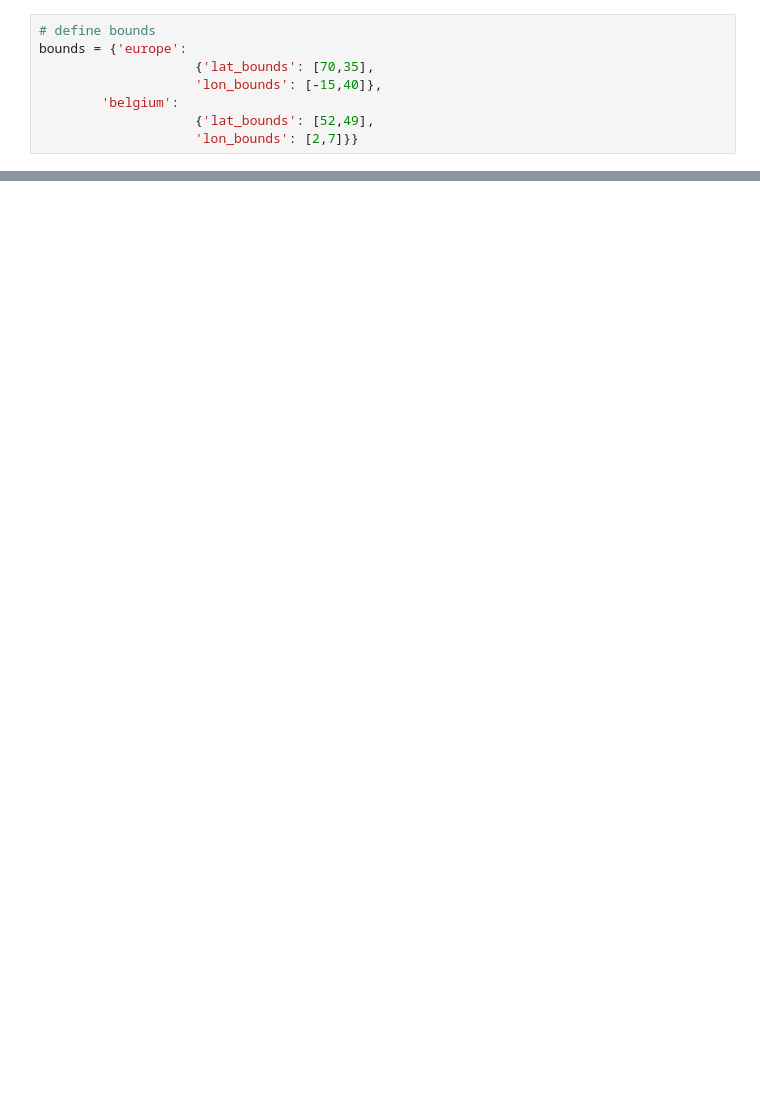
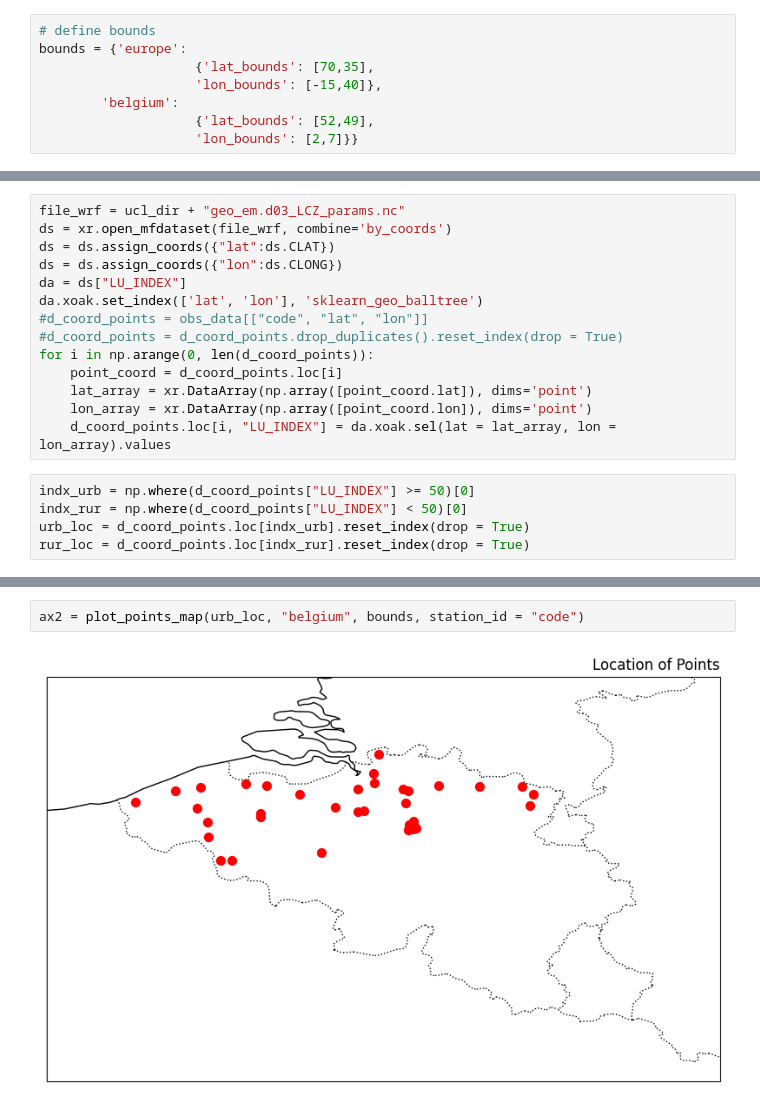
Before and after one commit to CORDEX-be2/ValEnsPy, a Jupyter notebook: analysis_ucl/WOW_data.ipynb, the cells around one changed output, grey strips where cells are left out. Saved outputs shown, nothing was run; the diff lists cells and outputs as text; blank space fills up the shorter version.

```diff
--- a/analysis_ucl/WOW_data.ipynb
+++ b/analysis_ucl/WOW_data.ipynb
@@ -129,0 +222,19 @@ plot_points_map(d_coord_points, "belgium", bounds, station_id = "location")
+# %%
+file_wrf = ucl_dir + "geo_em.d03_LCZ_params.nc"
+ds = xr.open_mfdataset(file_wrf, combine='by_coords')
+ds = ds.assign_coords({"lat":ds.CLAT})
+ds = ds.assign_coords({"lon":ds.CLONG})
+da = ds["LU_INDEX"]
+da.xoak.set_index(['lat', 'lon'], 'sklearn_geo_balltree')
+#d_coord_points = obs_data[["code", "lat", "lon"]]
+#d_coord_points = d_coord_points.drop_duplicates().reset_index(drop = True)
+for i in np.arange(0, len(d_coord_points)):
+    point_coord = d_coord_points.loc[i]
+    lat_array = xr.DataArray(np.array([point_coord.lat]), dims='point')
+    lon_array = xr.DataArray(np.array([point_coord.lon]), dims='point')
+    d_coord_points.loc[i, "LU_INDEX"] = da.xoak.sel(lat = lat_array, lon = lon_array).values
+# %%
+indx_urb = np.where(d_coord_points["LU_INDEX"] >= 50)[0]
+indx_rur = np.where(d_coord_points["LU_INDEX"] < 50)[0]
+urb_loc = d_coord_points.loc[indx_urb].reset_index(drop = True)
+rur_loc = d_coord_points.loc[indx_rur].reset_index(drop = True)
@@ -129,0 +287,4 @@ plot_points_map(d_coord_points, "belgium", bounds, station_id = "location")
+# %%
+ax2 = plot_points_map(urb_loc, "belgium", bounds, station_id = "code")
+# %% [output]
+[figure, added]
```
Also changed, not shown: parts of 22 cells of this notebook, 4 other files.
